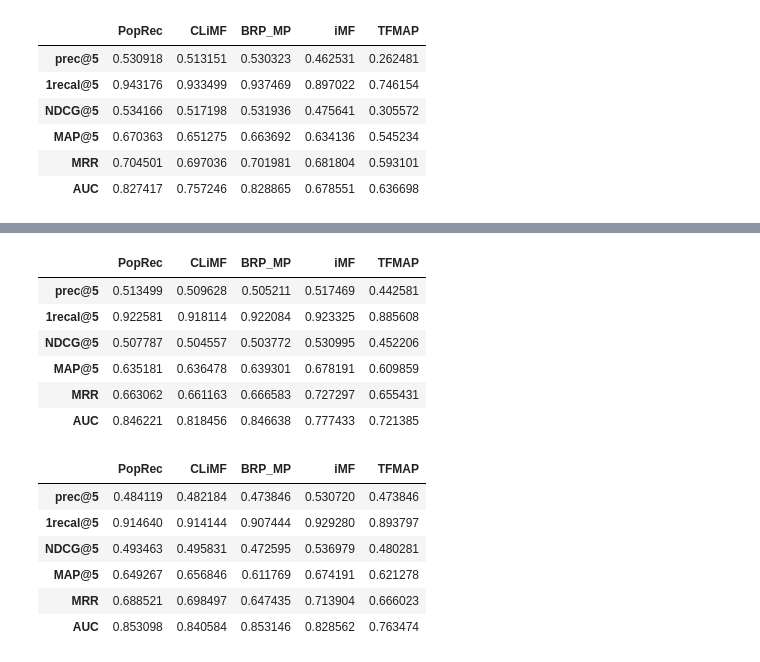
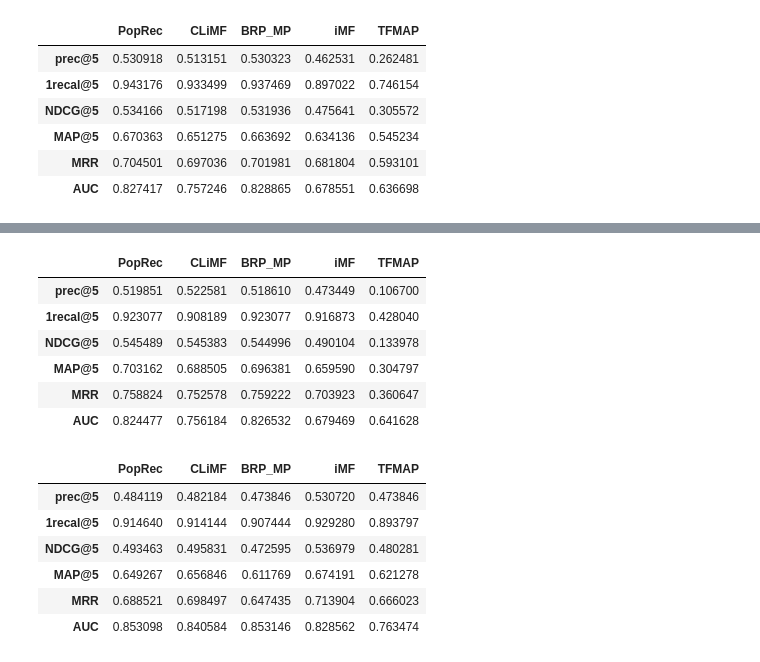
Before and after one commit to egorkudr1/diploma, a Jupyter notebook: rank_experiments.ipynb, the cells around one changed output, grey strips where cells are left out. Saved outputs shown, nothing was run; the diff lists cells and outputs as text; code cells hidden in the pictures.

```diff
--- a/rank_experiments.ipynb
+++ b/rank_experiments.ipynb
@@ -46,5 +66,5 @@ ml1m, ml1m_shape = make_valid_data(data)
 # %%
-def create_list_cf(user_item):
+def create_list_cf(user_item, index=[0,1,2,3,4]):
     list_cf = [
         rankingmethod.PopRec(user_item),
         rankingmethod.CLiMF(user_item, K=10, reg=0.001, lrate=0.01, verbose=0, maxiter=10),
@@ -53,14 +73,17 @@ def create_list_cf(user_item):
         rankingmethod.iMF(user_item, K=10, lmbd=0.01, alpha=40, maxiter=30, verbose=0),
         rankingmethod.TFMAP(user_item, lrate=0.01, maxiter=10)
     ]
-    return list_cf
+    return [list_cf[i] for i in index]
 # %% [markdown]
 ### Проведение такого же эксперимента, как у создатей CLiMF(Точнее похожего, т.к. было решено не удалять топ 3 всех предметов. И даже с этим удалением получить такие же цифры, что авторы epinion не получилось)
 # %%
-def climf_experiment(data, list_cf, K=5, maxiter=1, topK=5, verbose=0):
+def climf_experiment(data, list_cf, K=5, maxiter=1, topK=5, verbose=0, validation_type=0):
     res = np.zeros((6, len(list_cf)))
     for t in range(maxiter):
-        train, test, traintest = givenK_train_test(data, K)
+        if validation_type == 0:
+            train, test, traintest = givenK_train_test(data, K)
+        elif validation_type == 1:
+            train, test, traintest = ratio_train_test(data, K)
         for i, cf in enumerate(list_cf):
             cf.fit(train)
             prec_k, one_recal_k, ngdc, mp = rankingmeasure.get_Kmetrics(train, test, cf, K=topK)
@@ -128,13 +181,13 @@ climf_experiment(ml100k, create_list_cf(ml100k_shape), K=5, maxiter=5, topK=5,
 # %%
-climf_experiment(ml100k, create_list_cf(ml100k_shape), K=10, maxiter=5, topK=5,  verbose=0)
+climf_experiment(ml100k, create_list_cf(ml100k_shape), K=5, maxiter=1, topK=5,  verbose=0)
 # %% [output]
 |  | PopRec | CLiMF | BRP_MP | iMF | TFMAP |
-| prec@5 | 0.513499 | 0.509628 | 0.505211 | 0.517469 | 0.442581 |
-| 1recal@5 | 0.922581 | 0.918114 | 0.922084 | 0.923325 | 0.885608 |
-| NDCG@5 | 0.507787 | 0.504557 | 0.503772 | 0.530995 | 0.452206 |
-| MAP@5 | 0.635181 | 0.636478 | 0.639301 | 0.678191 | 0.609859 |
-| MRR | 0.663062 | 0.661163 | 0.666583 | 0.727297 | 0.655431 |
-| AUC | 0.846221 | 0.818456 | 0.846638 | 0.777433 | 0.721385 |
+| prec@5 | 0.519851 | 0.522581 | 0.518610 | 0.473449 | 0.106700 |
+| 1recal@5 | 0.923077 | 0.908189 | 0.923077 | 0.916873 | 0.428040 |
+| NDCG@5 | 0.545489 | 0.545383 | 0.544996 | 0.490104 | 0.133978 |
+| MAP@5 | 0.703162 | 0.688505 | 0.696381 | 0.659590 | 0.304797 |
+| MRR | 0.758824 | 0.752578 | 0.759222 | 0.703923 | 0.360647 |
+| AUC | 0.824477 | 0.756184 | 0.826532 | 0.679469 | 0.641628 |
 # %%
 climf_experiment(ml100k, create_list_cf(ml100k_shape), K=15, maxiter=5, topK=5,  verbose=0)
 # %% [output]
```
Also changed, not shown: parts of 70 cells of this notebook, 3 other files.
